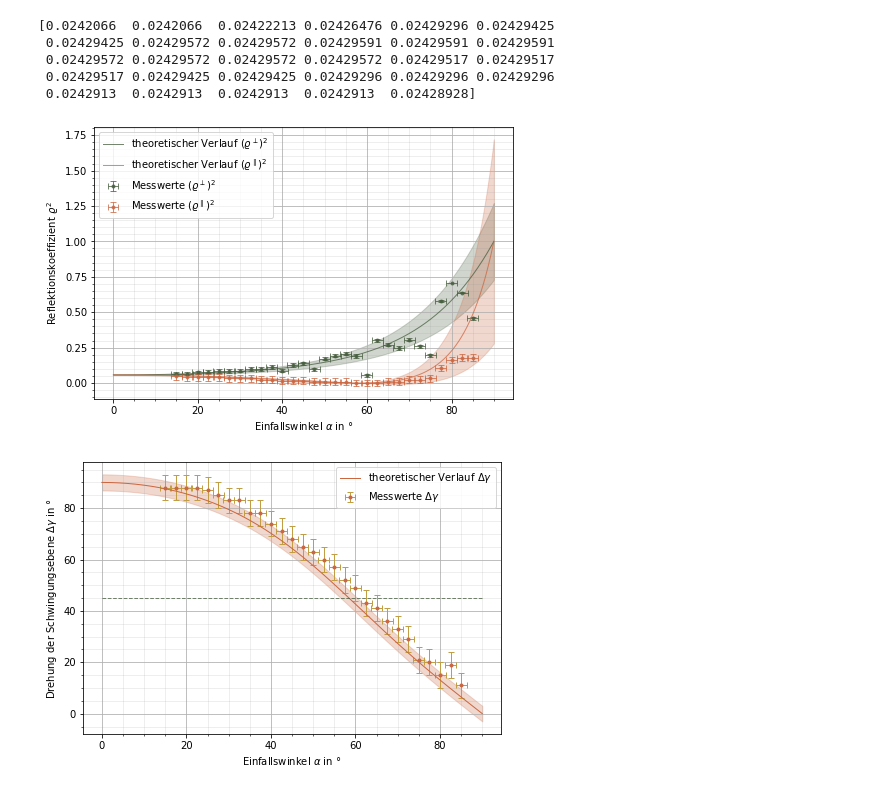
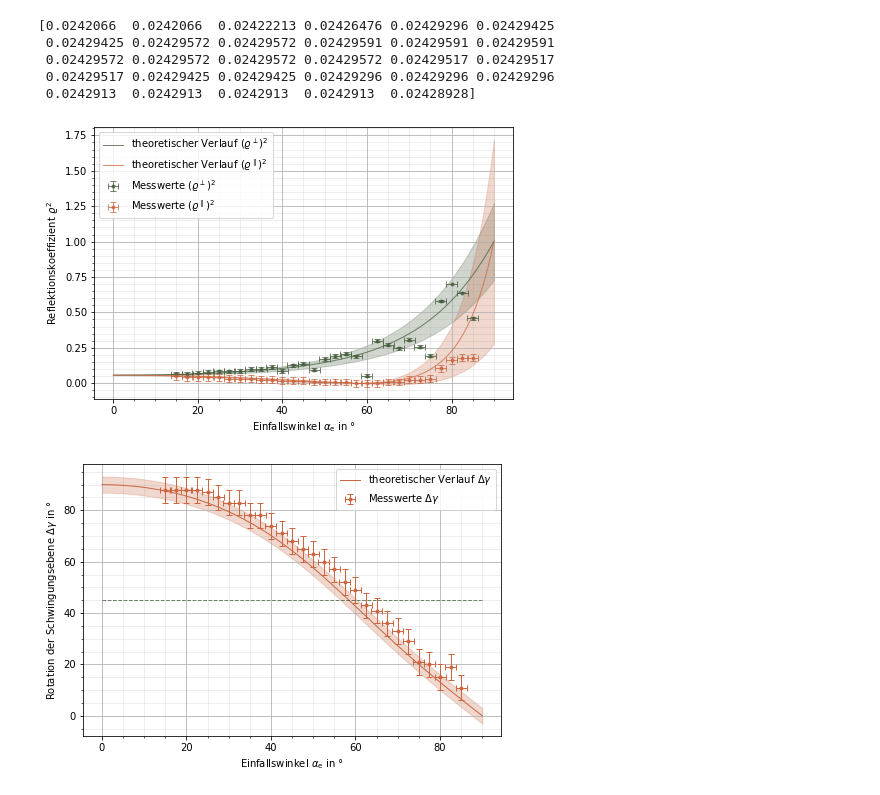
Before and after one commit to CVC97/ExPhy-III-Praktikum, a Jupyter notebook: 23_FFuP/23_FFuP_Jakob.ipynb, the cells around one changed output. Cells and saved outputs as stored; diff of their text form; code cells hidden in the pictures.

```diff
--- a/23_FFuP/23_FFuP_Jakob.ipynb
+++ b/23_FFuP/23_FFuP_Jakob.ipynb
@@ -48,7 +48,7 @@ def f2err(x):
 fig, ax = plt.subplots(figsize=(7.5,5))
 xplot_1 = np.linspace(0, 90, 1000)
 
-ax.set_xlabel(r'Einfallswinkel $\alpha$ in °')
+ax.set_xlabel(r'Einfallswinkel $\alpha_\mathrm{e}$ in °')
 ax.set_ylabel(r'Reflektionskoeffizient $\varrho^2$')
 ax.grid()
 ax.grid(which='minor', color='#999999', alpha=0.2, linestyle='-')
@@ -69,39 +69,39 @@ plt.show()
  0.02429572 0.02429572 0.02429572 0.02429572 0.02429517 0.02429517
  0.02429517 0.02429425 0.02429425 0.02429296 0.02429296 0.02429296
  0.0242913  0.0242913  0.0242913  0.0242913  0.02428928]
-[figure, old version]
+[figure, new version]
 # %%
 theta = np.loadtxt(input, float, usecols=3, skiprows=5, delimiter=',')
 thetaerr = 5
 
 deltagamma = (135 - theta) % 180
 deltagammaerr = thetaerr
 
 fig, ax = plt.subplots(figsize=(7.5,5))
 xplot_1 = np.linspace(0, 90, 1000)
 
 def deltagammatheo(x):
     return ((np.arctan( -np.cos((x * np.pi / 180) - beta(x * np.pi / 180)) / np.cos((x * np.pi / 180) + beta(x * np.pi / 180))) - (np.pi / 4)) % (np.pi)) * 180 / np.pi
 
 def deltagammatheoerr(x):
     return ((5/180*np.pi)*(-57.2957795130823*((0.0174532925199433 + 0.0107075414232781*np.cos(0.0174532925199433*x)/np.sqrt(1 - 0.376378486205729*np.sin(0.0174532925199433*x)**2))*np.sin(0.0174532925199433*x + np.arcsin(0.613496932515337*np.sin(0.0174532925199433*x)))*np.cos(np.pi*x/180 - np.arcsin(0.613496932515337*np.sin(0.0174532925199433*x)))/np.cos(0.0174532925199433*x +np.arcsin(0.613496932515337*np.sin(0.0174532925199433*x)))**2 - (np.pi/180 - 0.0107075414232781*np.cos(0.0174532925199433*x)/np.sqrt(1 - 0.376378486205729*np.sin(0.0174532925199433*x)**2))*np.sin(np.pi*x/180 - np.arcsin(0.613496932515337*np.sin(0.0174532925199433*x)))/np.cos(0.0174532925199433*x + np.arcsin(0.613496932515337*np.sin(0.0174532925199433*x))))/(1 + np.cos(np.pi*x/180 - np.arcsin(0.613496932515337*np.sin(0.0174532925199433*x)))**2/np.cos(0.0174532925199433*x + np.arcsin(0.613496932515337*np.sin(0.0174532925199433*x)))**2)))%np.pi
 
 def constant(x, value):
     return value * x / x
 
-ax.set_xlabel(r'Einfallswinkel $\alpha$ in °')
-ax.set_ylabel(r'Drehung der Schwingungsebene $\Delta\gamma$ in °')
+ax.set_xlabel(r'Einfallswinkel $\alpha_\mathrm{e}$ in °')
+ax.set_ylabel(r'Rotation der Schwingungsebene $\Delta\gamma$ in °')
 ax.grid()
 ax.grid(which='minor', color='#999999', alpha=0.2, linestyle='-')
 ax.minorticks_on()
-ax.errorbar(x, deltagamma, xerr = xerr, yerr = deltagammaerr, fmt = '.', color = '#cb6640', alpha = 1, linewidth=1, ecolor="#c19d44", capsize=3, label = r'Messwerte $\Delta\gamma$')
+ax.errorbar(x, deltagamma, xerr = xerr, yerr = deltagammaerr, fmt = '.', color = '#cb6640', alpha = 1, linewidth=1, ecolor="#cb6640", capsize=3, label = r'Messwerte $\Delta\gamma$')
 ax.plot(xplot_1, deltagammatheo(xplot_1), color = '#cb6640', alpha = 1, linewidth = 1, label = r'theoretischer Verlauf $\Delta\gamma$')
 plt.fill_between(xplot_1, deltagammatheo(xplot_1)-deltagammatheoerr(xplot_1), deltagammatheo(xplot_1)+deltagammatheoerr(xplot_1), color = '#cb6640', alpha = 0.25)
 ax.plot(xplot_1, constant(xplot_1, 45), color = '#465d3e', alpha = 0.75, linewidth = 1, linestyle = 'dashed', label = r'')
 #plt.xticks([0,np.pi/8,np.pi/4,3*np.pi/8,np.pi/2],[r'$0$',r'$\frac{\pi}{8}$',r'$\frac{\pi}{4}$',r'$\frac{3\pi}{8}$',r'$\frac{\pi}{2}$'])
 #plt.yticks([0,np.pi/8,np.pi/4,3*np.pi/8,np.pi/2],[r'$0$',r'$\frac{\pi}{8}$',r'$\frac{\pi}{4}$',r'$\frac{3\pi}{8}$',r'$\frac{\pi}{2}$'])
 ax.legend()
 plt.savefig('./23_DrehungSchwingungsebene.pgf', facecolor = 'white', bbox_inches='tight')
 plt.show()
 # %% [output]
-[figure, old version]
+[figure, new version]
```
